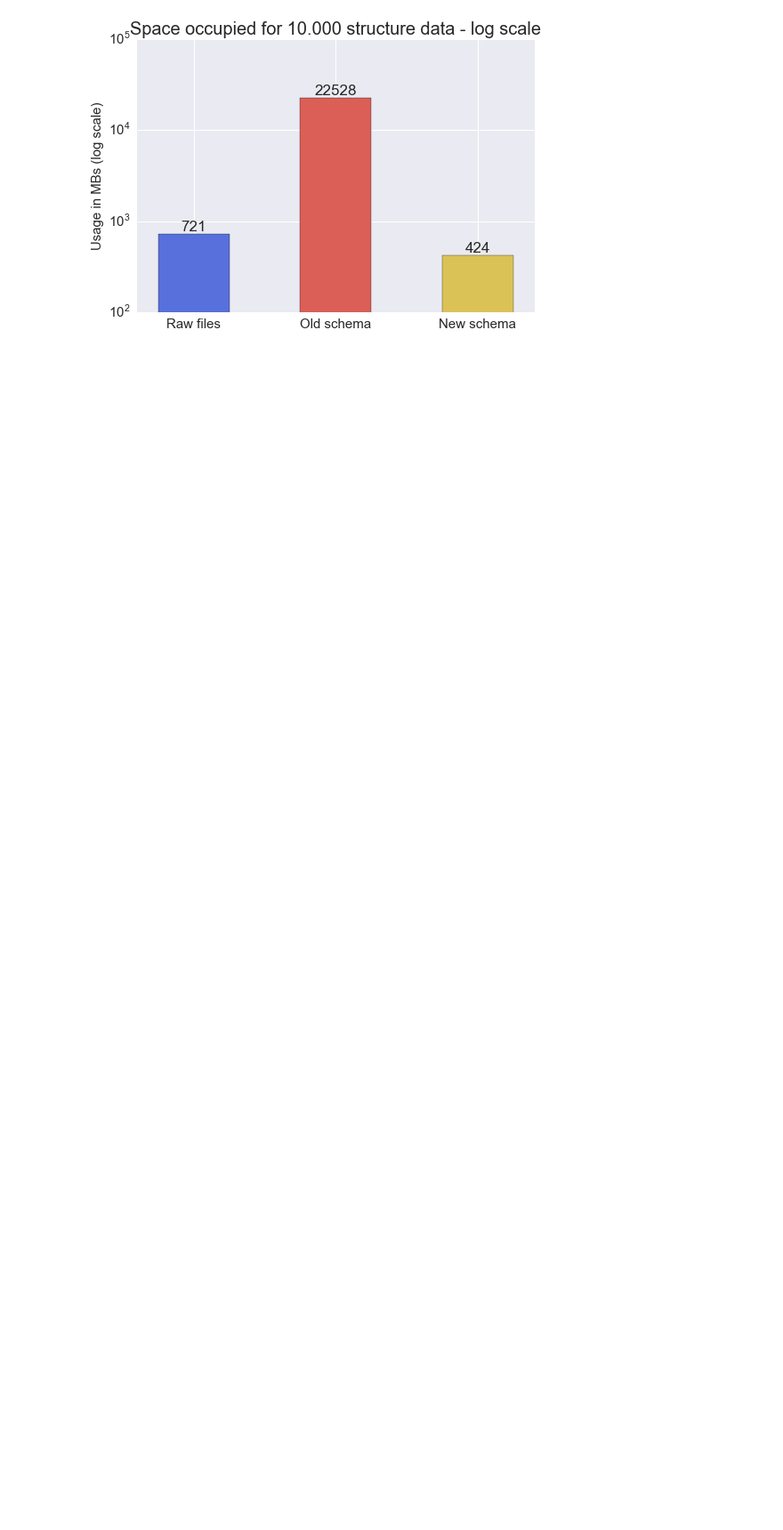
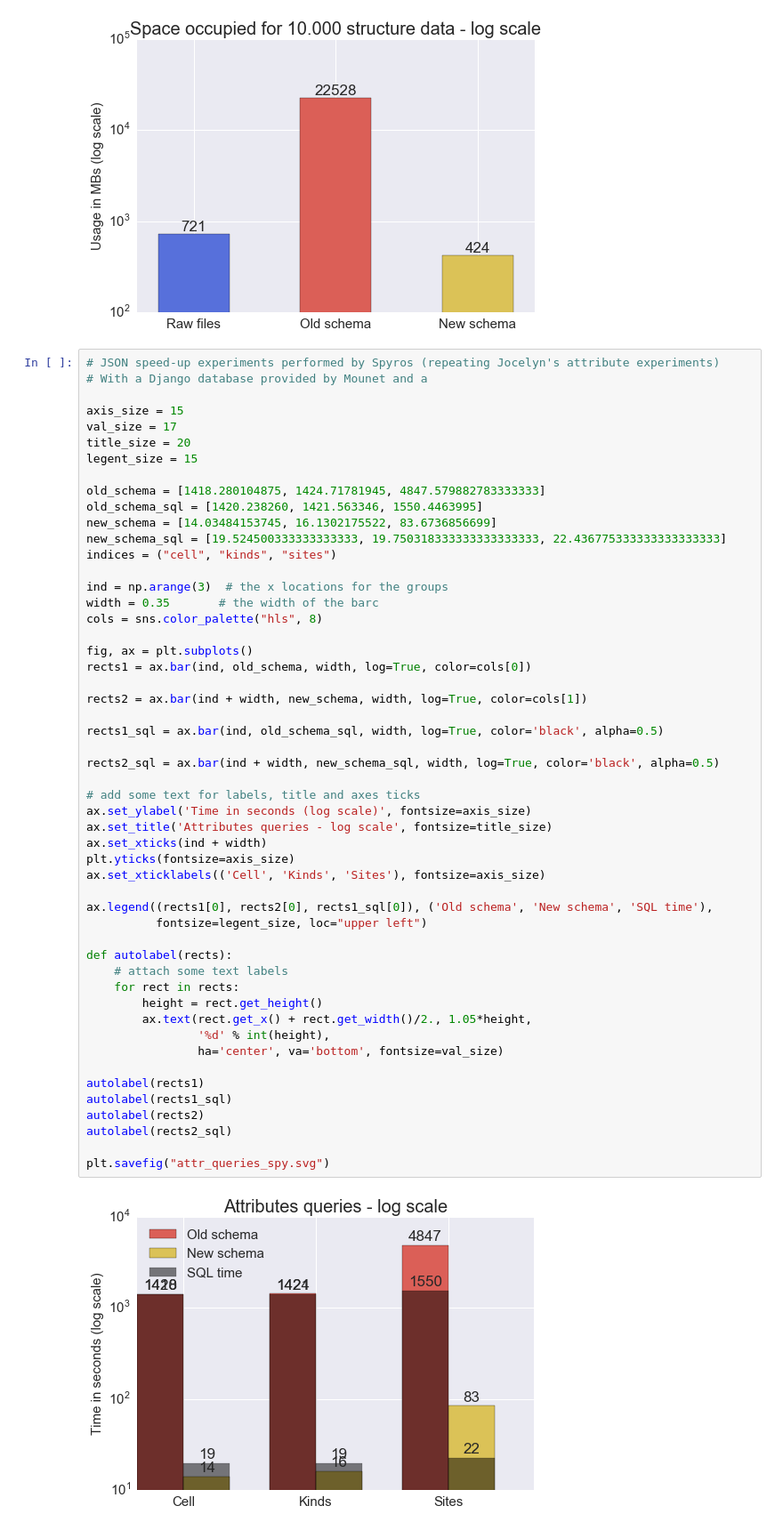
Before and after one commit to szoupanos/aiida_experiments, a Jupyter notebook: graphs/graphs.ipynb, the cells around one changed output. Shown at 89% size. Saved outputs shown, nothing was run; the diff lists cells and outputs as text; blank space fills up the shorter version.

```diff
--- a/graphs/graphs.ipynb
+++ b/graphs/graphs.ipynb
@@ -77,4 +77,58 @@ plt.savefig("space.svg")
 # plt.savefig("space.pdf")
 # %% [output]
 [figure]
+# %%
+# JSON speed-up experiments performed by Spyros (repeating Jocelyn's attribute experiments)
+# With a Django database provided by Mounet and a
+
+axis_size = 15
+val_size = 17
+title_size = 20
+legent_size = 15
+
+old_schema = [1418.280104875, 1424.71781945, 4847.579882783333333]
+old_schema_sql = [1420.238260, 1421.563346, 1550.4463995]
+new_schema = [14.03484153745, 16.1302175522, 83.6736856699]
+new_schema_sql = [19.524500333333333333, 19.750318333333333333333, 22.436775333333333333333]
+indices = ("cell", "kinds", "sites")
+
+ind = np.arange(3)  # the x locations for the groups
+width = 0.35       # the width of the barc
+cols = sns.color_palette("hls", 8)
+
+fig, ax = plt.subplots()
+rects1 = ax.bar(ind, old_schema, width, log=True, color=cols[0])
+
+rects2 = ax.bar(ind + width, new_schema, width, log=True, color=cols[1])
+
+rects1_sql = ax.bar(ind, old_schema_sql, width, log=True, color='black', alpha=0.5)
+
+rects2_sql = ax.bar(ind + width, new_schema_sql, width, log=True, color='black', alpha=0.5)
+
+# add some text for labels, title and axes ticks
+ax.set_ylabel('Time in seconds (log scale)', fontsize=axis_size)
+ax.set_title('Attributes queries - log scale', fontsize=title_size)
+ax.set_xticks(ind + width)
+plt.yticks(fontsize=axis_size)
+ax.set_xticklabels(('Cell', 'Kinds', 'Sites'), fontsize=axis_size)
+
+ax.legend((rects1[0], rects2[0], rects1_sql[0]), ('Old schema', 'New schema', 'SQL time'),
+          fontsize=legent_size, loc="upper left")
+
+def autolabel(rects):
+    # attach some text labels
+    for rect in rects:
+        height = rect.get_height()
+        ax.text(rect.get_x() + rect.get_width()/2., 1.05*height,
+                '%d' % int(height),
+                ha='center', va='bottom', fontsize=val_size)
+
+autolabel(rects1)
+autolabel(rects1_sql)
+autolabel(rects2)
+autolabel(rects2_sql)
+
+plt.savefig("attr_queries_spy.svg")
+# %% [output]
+[figure, added]
 # %%
```
Also changed, not shown: parts of 2 cells of this notebook, 3 other files.
